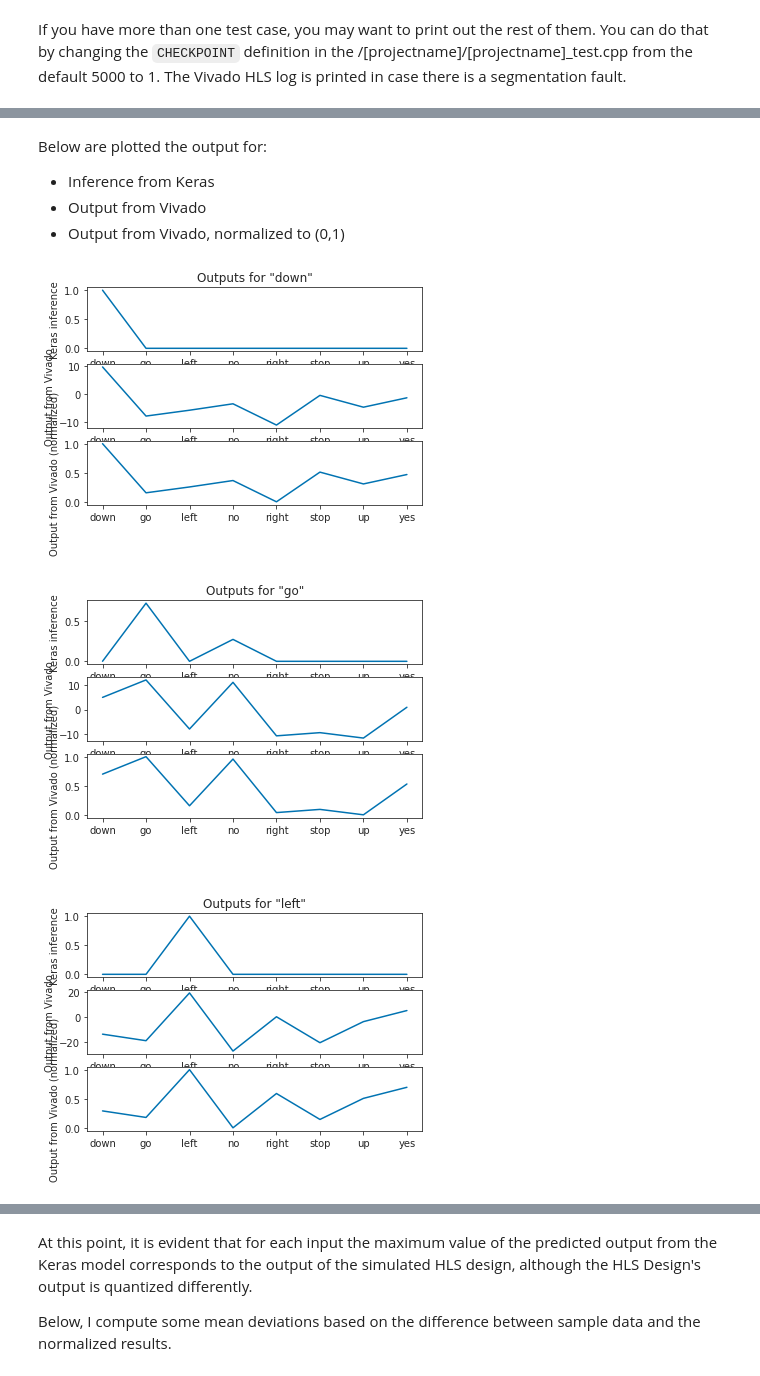
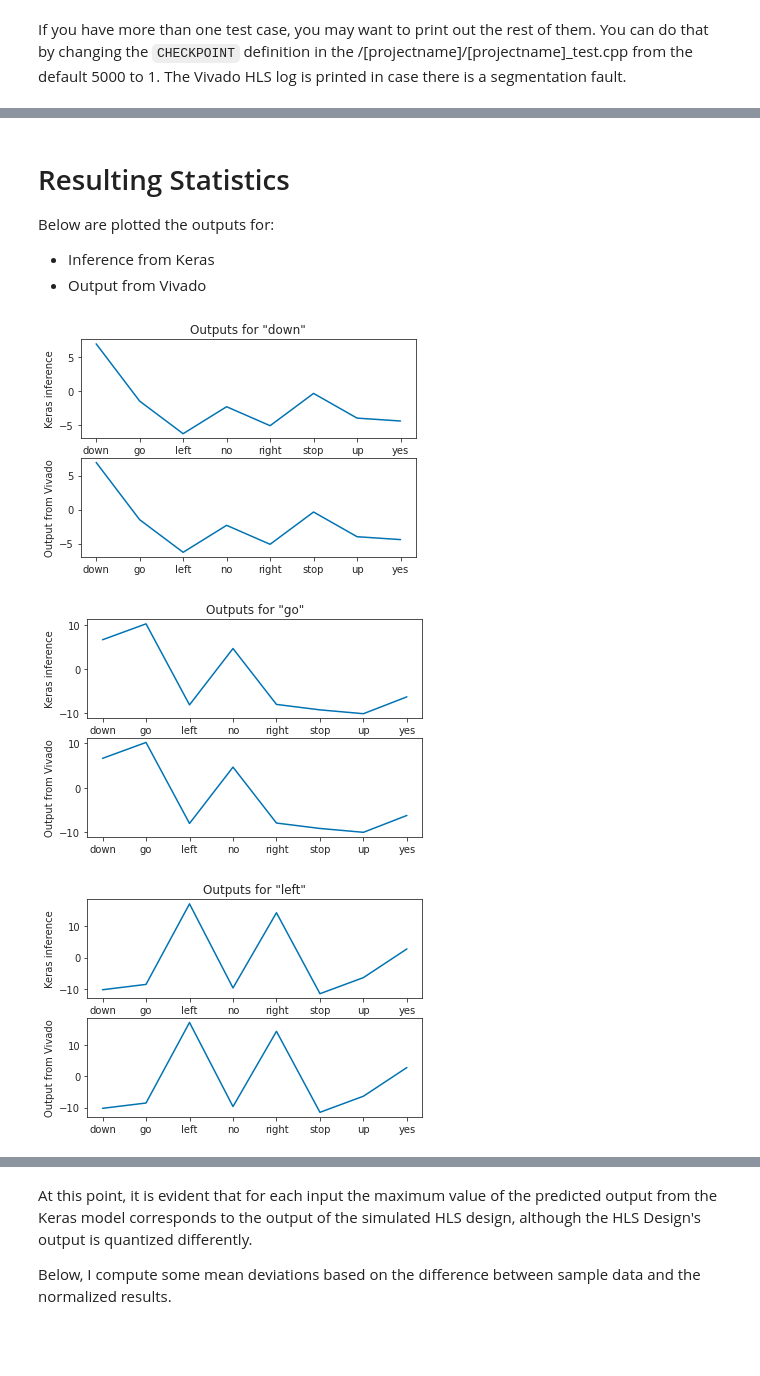
Before and after one commit to ThGkasios/hls4ml-tfsimpleaudio, a Jupyter notebook: simple_audio.ipynb, the cells around one changed output, grey strips where cells are left out. Saved outputs shown, nothing was run; the diff lists cells and outputs as text; code cells hidden in the pictures; blank space fills up the shorter version.

```diff
--- a/simple_audio.ipynb
+++ b/simple_audio.ipynb
@@ -423,2 +446,0 @@ Train the model over ~~10~~ ~~20~~ 100 (yields more accuracy consistently) epoch
-# %%
-history = model.fit(train_ds, validation_data=val_ds,epochs=100, callbacks=None,verbose=1)
@@ -547,11 +537,7 @@ with open(hls_model_base_filename+"_weights.h5", "r") as h5_file:
 # %% [markdown]
 ### Test data creation for later experiments
 # %%
-all_tests = True
-test_samples = None
-
-if all_tests:
-    test_samples = ['down/00b01445_nohash_1.wav',
+test_samples = ['down/00b01445_nohash_1.wav',
                 'go/0a9f9af7_nohash_0.wav',
                 'left/00b01445_nohash_0.wav',
                 'no/01bb6a2a_nohash_0.wav',
@@ -559,8 +545,6 @@ if all_tests:
                 'stop/0b40aa8e_nohash_0.wav',
                 'up/0ab3b47d_nohash_0.wav',
                 'yes/00f0204f_nohash_0.wav']
-else:
-    test_samples = ['down/00b01445_nohash_1.wav']
 
 test_sample_data = []
 #append each element
@@ -568,8 +552,7 @@ with open(hls_model_base_filename+"_input_data.dat", 'a') as sample_input:
     with open(hls_model_base_filename+"_output_data.dat", 'a') as sample_output:
         for command in test_samples:
             tsd_line = []
-            test_ds = preprocess_dataset([str(data_dir/command)])
-            for spectrogram, label in test_ds.batch(1):
+            for spectrogram, label in preprocess_dataset([str(data_dir/command)]).batch(1):
                 for line1 in spectrogram.numpy():
                     for line2 in line1:
                         for line3 in line2:
@@ -577,7 +560,8 @@ with open(hls_model_base_filename+"_input_data.dat", 'a') as sample_input:
                                 #sample_input.write(str(num)+' ')
                                 sample_input.write('{:.8f}'.format(num)+' ')
                 prediction = model(spectrogram)
-                for num in tf.nn.softmax(prediction[0]).numpy():
+                #for num in tf.nn.softmax(prediction[0]).numpy():
+                for num in prediction[0].numpy():
                     tsd_line.append(num)
                     #sample_output.write(str(num)+' ')
                     sample_output.write('{:.8f}'.format(num)+' ')
@@ -639,18 +653,22 @@ else :
     print(report_filename)
 
 test_sample_results = []
-output_filename = config_dict.get('OutputDir')+'/'+config_dict.get('ProjectName')+'_prj/solution1/csim/build/tb_data/csim_results.log'
+output_filename = f"{config_dict.get('OutputDir')}/{config_dict.get('ProjectName')}_prj/solution1/csim/build/tb_data/csim_results.log"
 if pathlib.Path(output_filename).exists() :
     with open(output_filename, "r") as results_file:
-        #print(results_file.read())
         for line in results_file:
             tsr_line = []
-            for num in line.split():
-                tsr_line.append(float(num))
+            for str_num in line.split():
+                tsr_line.append(float(str_num))
             test_sample_results.append(tsr_line)
+        #print(test_sample_results)
 else :
     print("CSim results file not found")
     print(output_filename)
+
+if not test_sample_results:
+    test_sample_results = np.empty(np.shape(test_sample_data))
+    test_sample_results[:] = np.nan
 # %% [output]
 ****** Vivado(TM) HLS - High-Level Synthesis from C, C++ and SystemC v2019.2 (64-bit)
   **** SW Build 2708876 on Wed Nov  6 21:40:23 MST 2019
@@ -672,32 +690,21 @@ INFO: [Common 17-206] Exiting vivado_hls at Fri Jun 10 14:13:21 2022...
 # %% [markdown]
-Below are plotted the output for:
+# Resulting Statistics
+
+Below are plotted the outputs for:
 - Inference from Keras
 - Output from Vivado
-- Output from Vivado, normalized to (0,1)
 # %%
-test_sample_results_normalized_all = (np.array(test_sample_results) - np.min(test_sample_results))/(np.max(test_sample_results)-np.min(test_sample_results))
-test_sample_results_normalized_each = np.array(test_sample_results)
-for line in test_sample_results_normalized_each:
-    tsrl_max = np.max(line)
-    tsrl_min = np.min(line)
-    for i in range(num_labels):
-        line[i] = (line[i] - tsrl_min)/(tsrl_max - tsrl_min)
-
-
 for test_index in range(num_labels):
     plt.figure()
-    plt.subplot(311)
+    plt.subplot(211)
     plt.plot(commands, test_sample_data[test_index][:])
     plt.ylabel('Keras inference')
     plt.title(f'Outputs for "{commands[test_index]}"')
-    plt.subplot(312)
+    plt.subplot(212)
     plt.plot(commands, test_sample_results[test_index][:])
     plt.ylabel('Output from Vivado')
-    plt.subplot(313)
-    plt.plot(commands, test_sample_results_normalized_each[test_index][:])
-    plt.ylabel('Output from Vivado (normalized)')
     plt.show()
 # %% [output]
-[figure, old version]
+[figure, new version]
-[figure, old version]
+[figure, new version]
-[figure, old version]
+[figure, new version]
```
Also changed, not shown: parts of 31 cells of this notebook.
